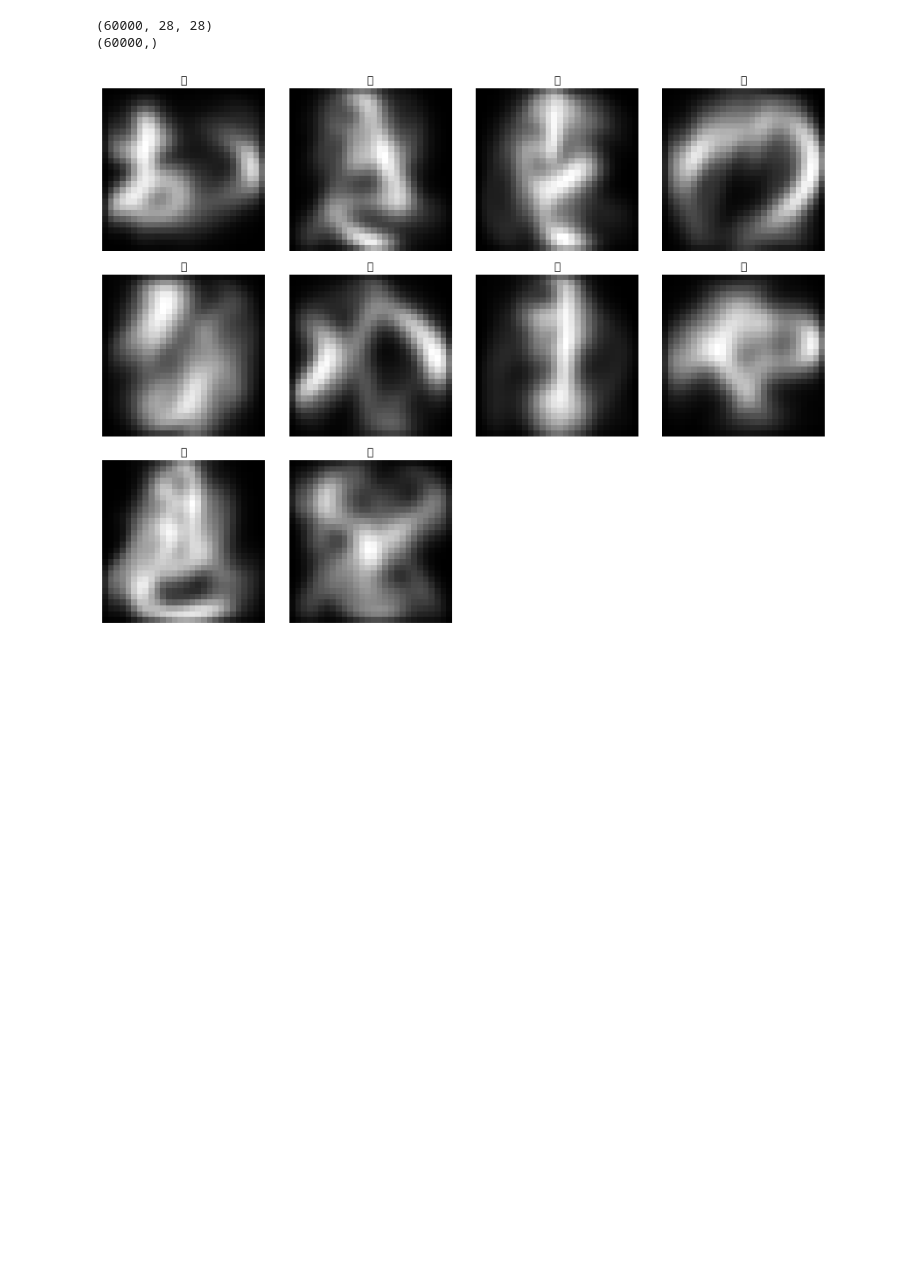
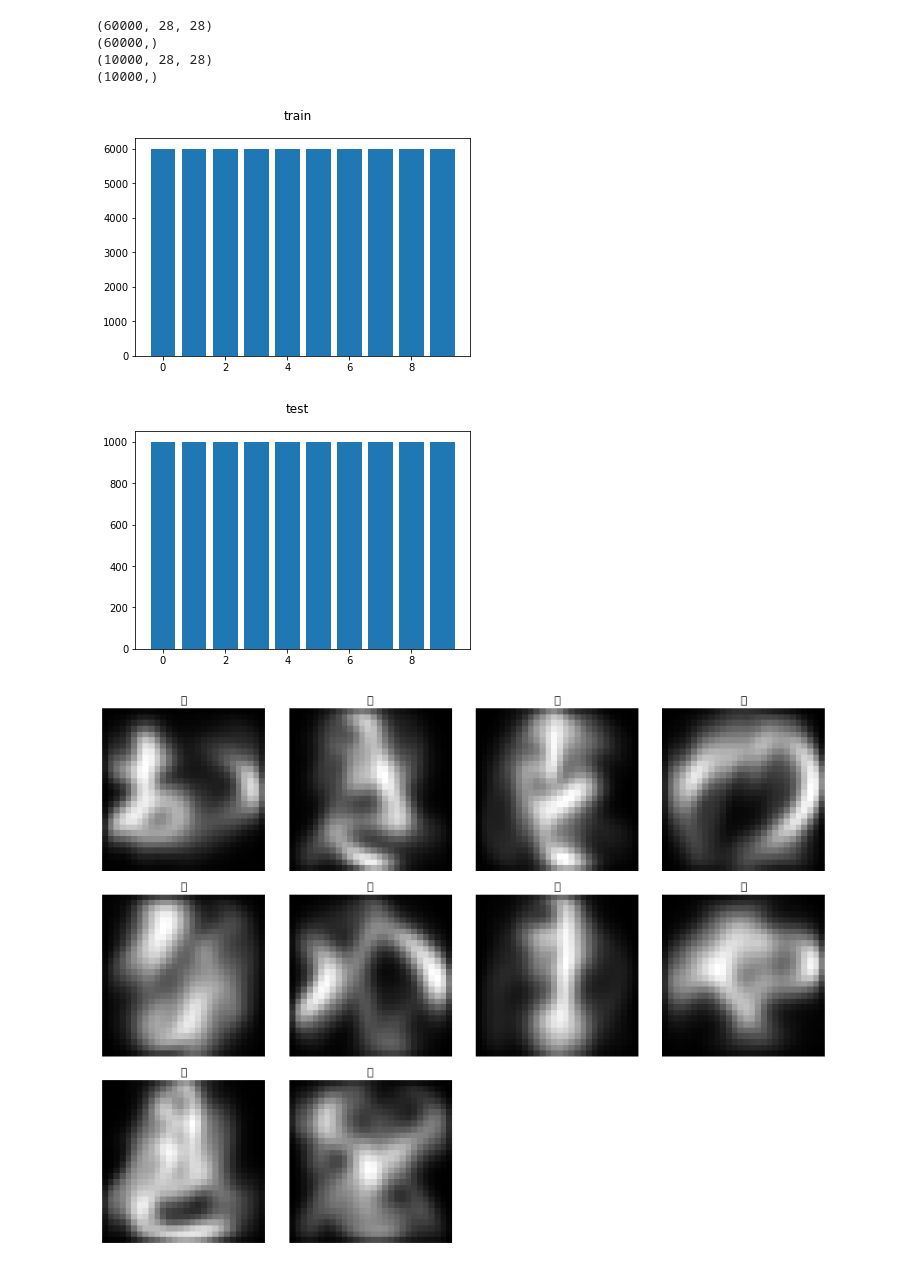
Before and after one commit to jo-kwsm/kmnist, a Jupyter notebook: src/notebooks/data_check.ipynb, the cells around one changed output. Saved outputs shown, nothing was run; the diff lists cells and outputs as text; code cells hidden in the pictures; blank space fills up the shorter version.

```diff
--- a/src/notebooks/data_check.ipynb
+++ b/src/notebooks/data_check.ipynb
@@ -12,12 +12,35 @@ train_imgs_path = "../../dataset/kmnist/kmnist-train-imgs.npz"
 train_labels_path = "../../dataset/kmnist/kmnist-train-labels.npz"
 train_imgs = np.load(train_imgs_path)["arr_0"]
 train_labels = np.load(train_labels_path)["arr_0"]
+test_imgs_path = "../../dataset/kmnist/kmnist-test-imgs.npz"
+test_labels_path = "../../dataset/kmnist/kmnist-test-labels.npz"
+test_imgs = np.load(test_imgs_path)["arr_0"]
+test_labels = np.load(test_labels_path)["arr_0"]
 # %%
 print(train_imgs.shape)
 print(train_labels.shape)
+print(test_imgs.shape)
+print(test_labels.shape)
 # %% [output]
 (60000, 28, 28)
 (60000,)
+(10000, 28, 28)
+(10000,)
+# %%
+fig1 = plt.figure()
+fig1.suptitle("train")
+train_counts = np.unique(train_labels, return_counts=True)
+plt.bar(train_counts[0], train_counts[1])
+
+fig2 = plt.figure()
+fig2.suptitle("test")
+test_counts = np.unique(test_labels, return_counts=True)
+plt.bar(test_counts[0], test_counts[1])
+
+plt.show()
+# %% [output]
+[figure, added]
+[figure, added]
 # %%
 plt.figure(figsize=(12,9))
 for label in range(10):
```
Also changed, not shown: parts of 1 cell of this notebook, 26 other files.
